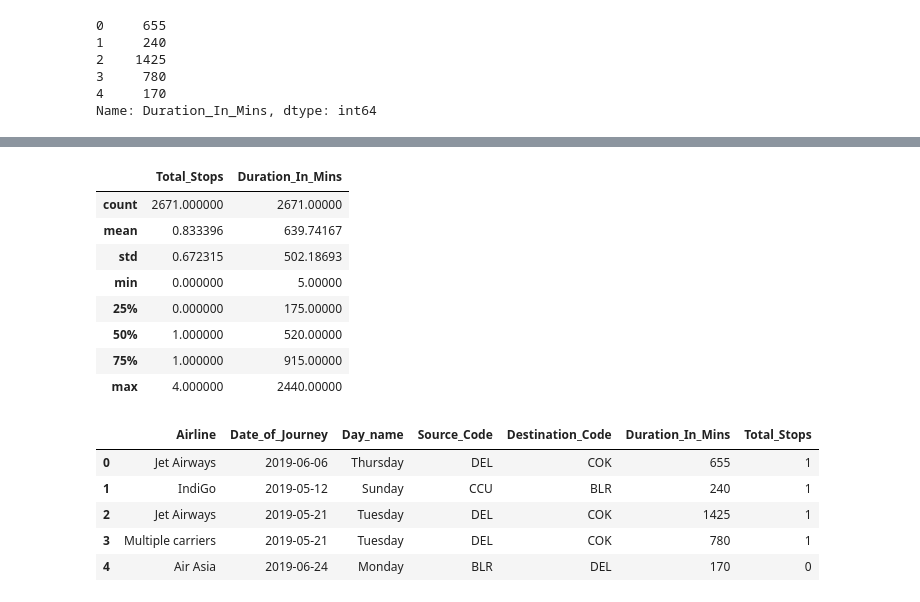
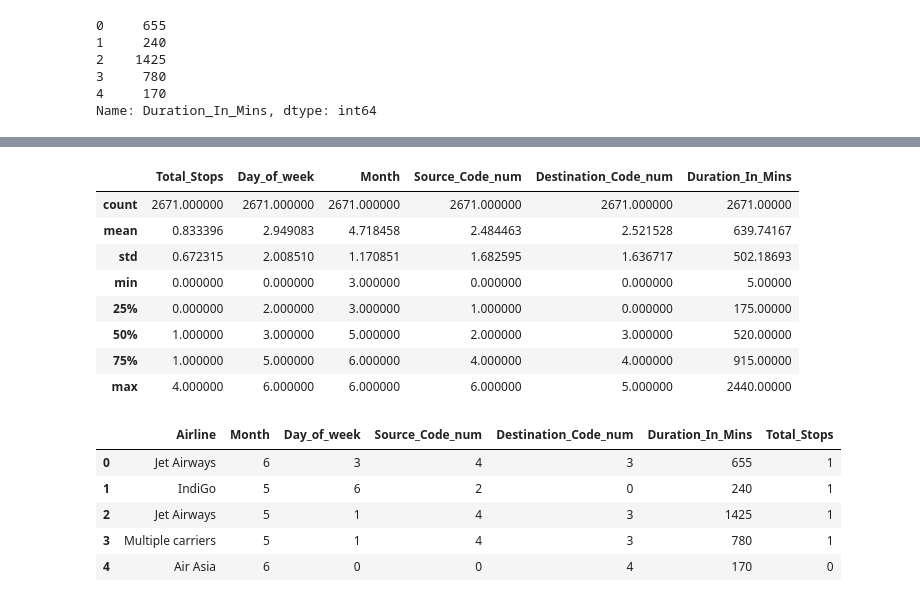
Before and after one commit to bheemlabs/ml_projects, a Jupyter notebook: Hackathon/Python/MachineHack/PredictTheFlightTicketPrice/PredictTheFlightTicketPrice.ipynb, the cells around one changed output, grey strips where cells are left out. Cells and saved outputs as stored; diff of their text form; code cells hidden in the pictures.

```diff
--- a/Hackathon/Python/MachineHack/PredictTheFlightTicketPrice/PredictTheFlightTicketPrice.ipynb
+++ b/Hackathon/Python/MachineHack/PredictTheFlightTicketPrice/PredictTheFlightTicketPrice.ipynb
@@ -339,3 +374,7 @@ BLR    2197
 BOM     697
 MAA     381
 Name: Source_Code, dtype: int64
+# %%
+city_code_numeric = {'BLR':0,'BOM':1,'CCU':2,'COK':3,'DEL':4,'HYD':5,'MAA':6}
+train_data['Source_Code_num'] = train_data['Source_Code'].apply(lambda x: city_code_numeric[x])
+train_data['Destination_Code_num'] = train_data['Destination_Code'].apply(lambda x: city_code_numeric[x])
@@ -572,3 +595,7 @@ test_data['Day_name'].head()
 3     Tuesday
 4      Monday
 Name: Day_name, dtype: object
+# %%
+# Create new column with Day_of_week from date : # Monday = 0
+test_data['Day_of_week'] = test_data.Date_of_Journey.apply(lambda date: date.dayofweek)
+test_data['Day_of_week'].head()
@@ -574,0 +609,4 @@ Name: Day_name, dtype: object
+# %%
+# Create new column with Month from date
+test_data['Month'] = test_data.Date_of_Journey.apply(lambda date: date.month)
+test_data['Month'].head()
@@ -592,3 +637,9 @@ test_data['Destination_Code'].head()
 3    COK
 4    DEL
 Name: Destination_Code, dtype: object
+# %%
+test_data['Source_Code_num'] = test_data['Source_Code'].apply(lambda x: city_code_numeric[x])
+test_data['Destination_Code_num'] = test_data['Destination_Code'].apply(lambda x: city_code_numeric[x])
+
+print(test_data['Source_Code_num'].value_counts())
+print(test_data['Destination_Code_num'].value_counts())
@@ -661,22 +722,22 @@ memory usage: 292.2+ KB
 # %%
 test_data.describe()
 # %% [output]
-|  | Total_Stops | Duration_In_Mins |
-| count | 2671.000000 | 2671.00000 |
-| mean | 0.833396 | 639.74167 |
-| std | 0.672315 | 502.18693 |
-| min | 0.000000 | 5.00000 |
-| 25% | 0.000000 | 175.00000 |
-| 50% | 1.000000 | 520.00000 |
-| 75% | 1.000000 | 915.00000 |
-| max | 4.000000 | 2440.00000 |
+|  | Total_Stops | Day_of_week | Month | Source_Code_num | Destination_Code_num | Duration_In_Mins |
+| count | 2671.000000 | 2671.000000 | 2671.000000 | 2671.000000 | 2671.000000 | 2671.00000 |
+| mean | 0.833396 | 2.949083 | 4.718458 | 2.484463 | 2.521528 | 639.74167 |
+| std | 0.672315 | 2.008510 | 1.170851 | 1.682595 | 1.636717 | 502.18693 |
+| min | 0.000000 | 0.000000 | 3.000000 | 0.000000 | 0.000000 | 5.00000 |
+| 25% | 0.000000 | 2.000000 | 3.000000 | 1.000000 | 0.000000 | 175.00000 |
+| 50% | 1.000000 | 3.000000 | 5.000000 | 2.000000 | 3.000000 | 520.00000 |
+| 75% | 1.000000 | 5.000000 | 6.000000 | 4.000000 | 4.000000 | 915.00000 |
+| max | 4.000000 | 6.000000 | 6.000000 | 6.000000 | 5.000000 | 2440.00000 |
 # %%
-test_data_final = test_data[['Airline','Date_of_Journey','Day_name','Source_Code','Destination_Code','Duration_In_Mins','Total_Stops']]
+test_data_final = test_data[['Airline','Month','Day_of_week','Source_Code_num','Destination_Code_num','Duration_In_Mins','Total_Stops']]
 test_data_final.head()
 # %% [output]
-|  | Airline | Date_of_Journey | Day_name | Source_Code | Destination_Code | Duration_In_Mins | Total_Stops |
-| 0 | Jet Airways | 2019-06-06 | Thursday | DEL | COK | 655 | 1 |
-| 1 | IndiGo | 2019-05-12 | Sunday | CCU | BLR | 240 | 1 |
-| 2 | Jet Airways | 2019-05-21 | Tuesday | DEL | COK | 1425 | 1 |
-| 3 | Multiple carriers | 2019-05-21 | Tuesday | DEL | COK | 780 | 1 |
-| 4 | Air Asia | 2019-06-24 | Monday | BLR | DEL | 170 | 0 |
+|  | Airline | Month | Day_of_week | Source_Code_num | Destination_Code_num | Duration_In_Mins | Total_Stops |
+| 0 | Jet Airways | 6 | 3 | 4 | 3 | 655 | 1 |
+| 1 | IndiGo | 5 | 6 | 2 | 0 | 240 | 1 |
+| 2 | Jet Airways | 5 | 1 | 4 | 3 | 1425 | 1 |
+| 3 | Multiple carriers | 5 | 1 | 4 | 3 | 780 | 1 |
+| 4 | Air Asia | 6 | 0 | 0 | 4 | 170 | 0 |
```
Also changed, not shown: parts of 23 cells of this notebook, 1 other file.
